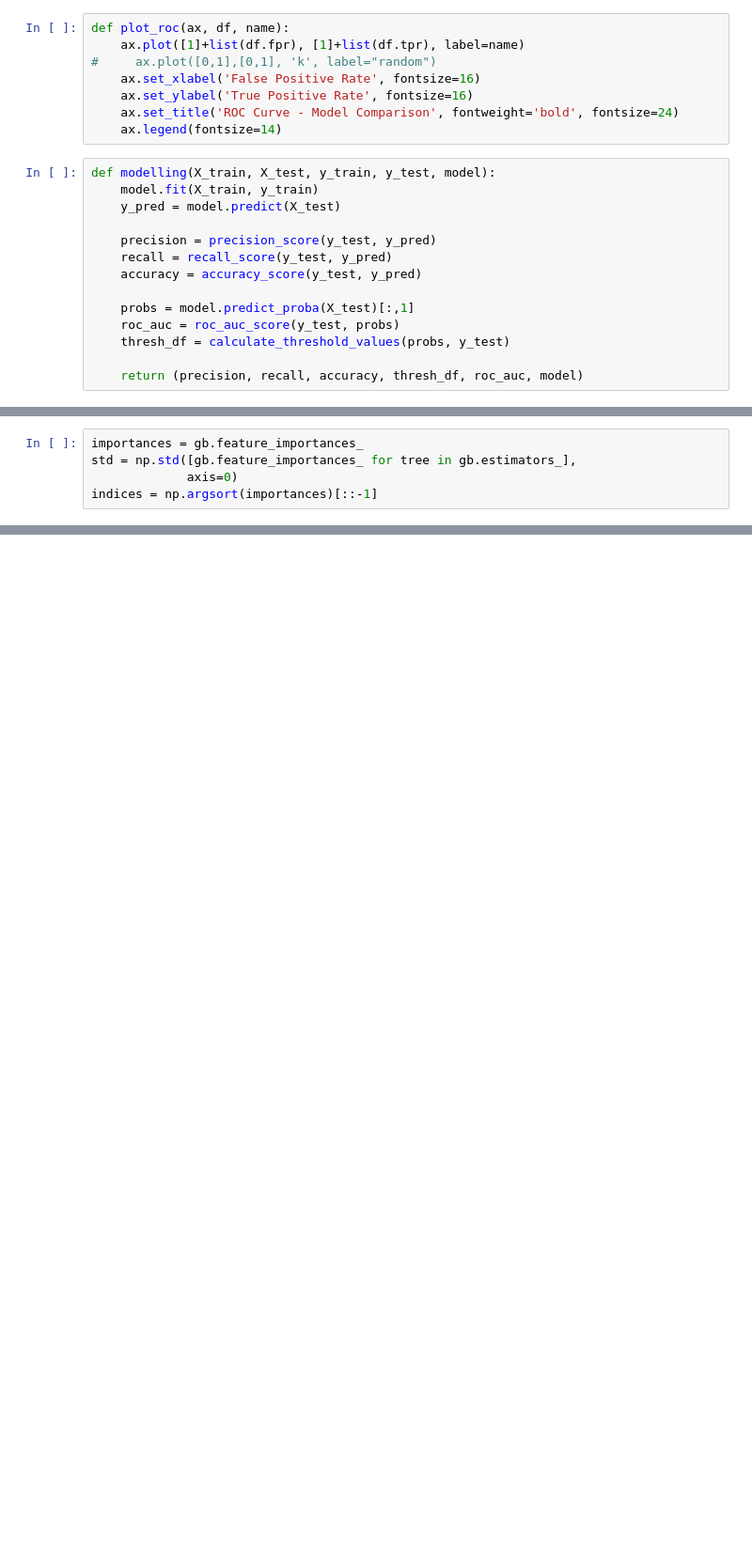
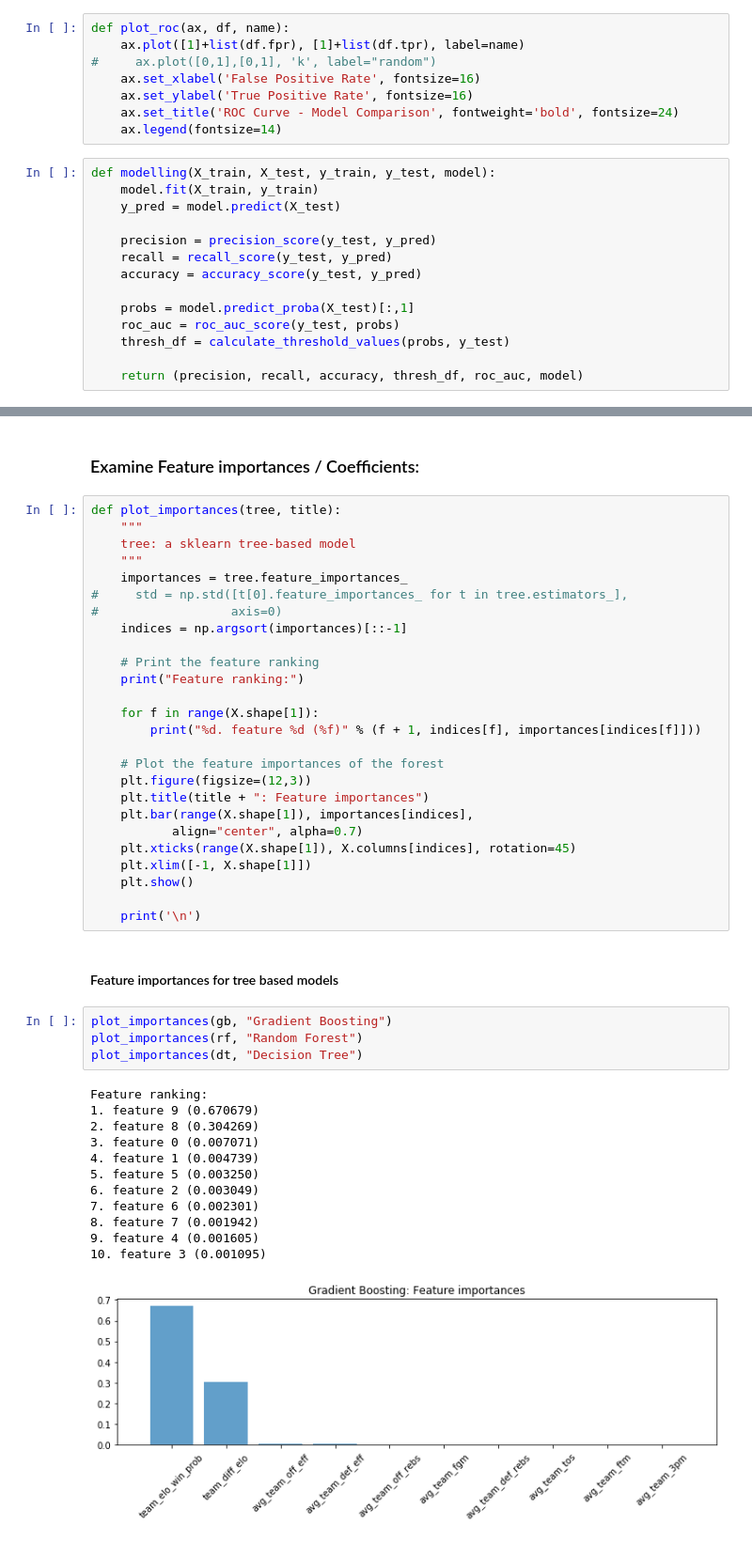
Before and after one commit to crunker99/MarchMadness2020, a Jupyter notebook: Model.ipynb, the cells around one changed output, grey strips where cells are left out. Shown at 94% size. Cells and saved outputs as stored; diff of their text form; blank space fills up the shorter version.

```diff
--- a/Model.ipynb
+++ b/Model.ipynb
@@ -274,5 +330,0 @@ array([0.00929102, 0.00418885, 0.00253009, 0.00163447, 0.00210467,
-# %%
-importances = gb.feature_importances_
-std = np.std([gb.feature_importances_ for tree in gb.estimators_],
-             axis=0)
-indices = np.argsort(importances)[::-1]
@@ -298,0 +343,47 @@ array([[DecisionTreeRegressor(ccp_alpha=0.0, criterion='friedman_mse', max_depth
+# %% [markdown]
+### Examine Feature importances / Coefficients:
+# %%
+def plot_importances(tree, title):
+    """
+    tree: a sklearn tree-based model
+    """
+    importances = tree.feature_importances_
+#     std = np.std([t[0].feature_importances_ for t in tree.estimators_],
+#                  axis=0)
+    indices = np.argsort(importances)[::-1]
+
+    # Print the feature ranking
+    print("Feature ranking:")
+
+    for f in range(X.shape[1]):
+        print("%d. feature %d (%f)" % (f + 1, indices[f], importances[indices[f]]))
+
+    # Plot the feature importances of the forest
+    plt.figure(figsize=(12,3))
+    plt.title(title + ": Feature importances")
+    plt.bar(range(X.shape[1]), importances[indices],
+           align="center", alpha=0.7)
+    plt.xticks(range(X.shape[1]), X.columns[indices], rotation=45)
+    plt.xlim([-1, X.shape[1]])
+    plt.show()
+
+    print('\n')
+# %% [markdown]
+#### Feature importances for tree based models
+# %%
+plot_importances(gb, "Gradient Boosting")
+plot_importances(rf, "Random Forest")
+plot_importances(dt, "Decision Tree")
+# %% [output]
+Feature ranking:
+1. feature 9 (0.670679)
+2. feature 8 (0.304269)
+3. feature 0 (0.007071)
+4. feature 1 (0.004739)
+5. feature 5 (0.003250)
+6. feature 2 (0.003049)
+7. feature 6 (0.002301)
+8. feature 7 (0.001942)
+9. feature 4 (0.001605)
+10. feature 3 (0.001095)
+[figure, added]
```
Also changed, not shown: parts of 23 cells of this notebook.
